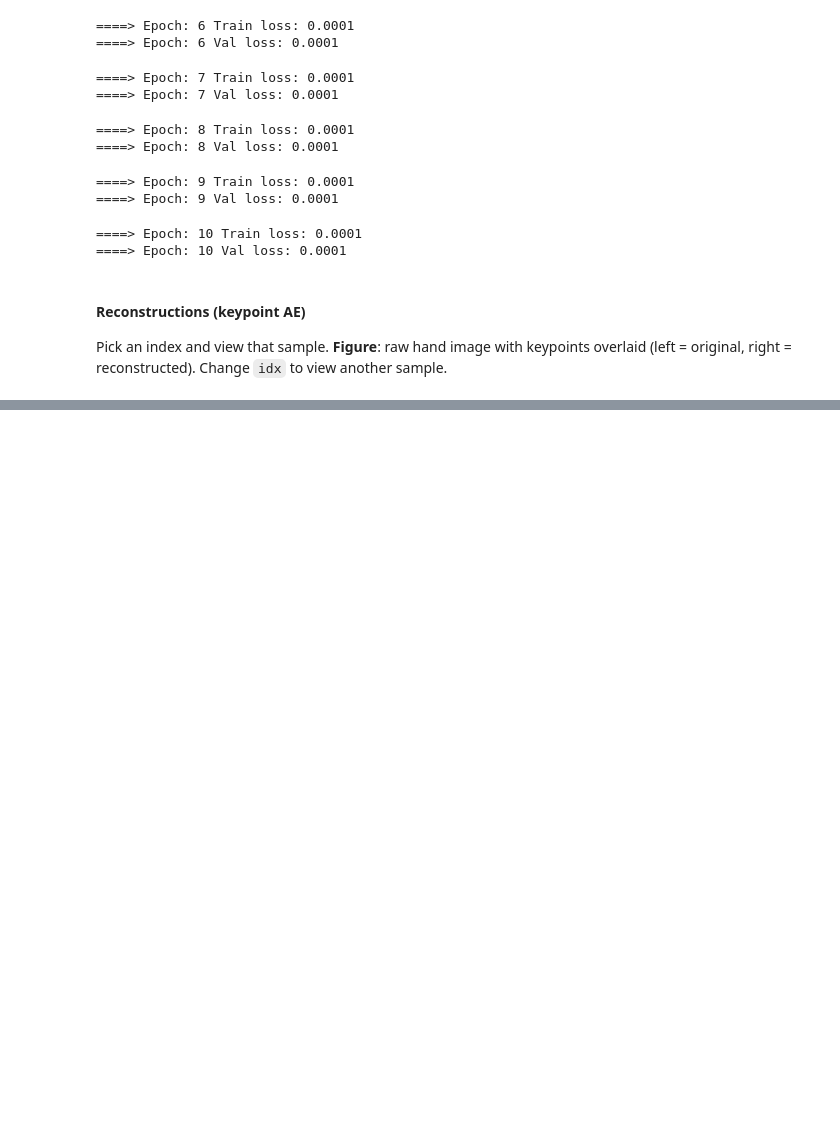
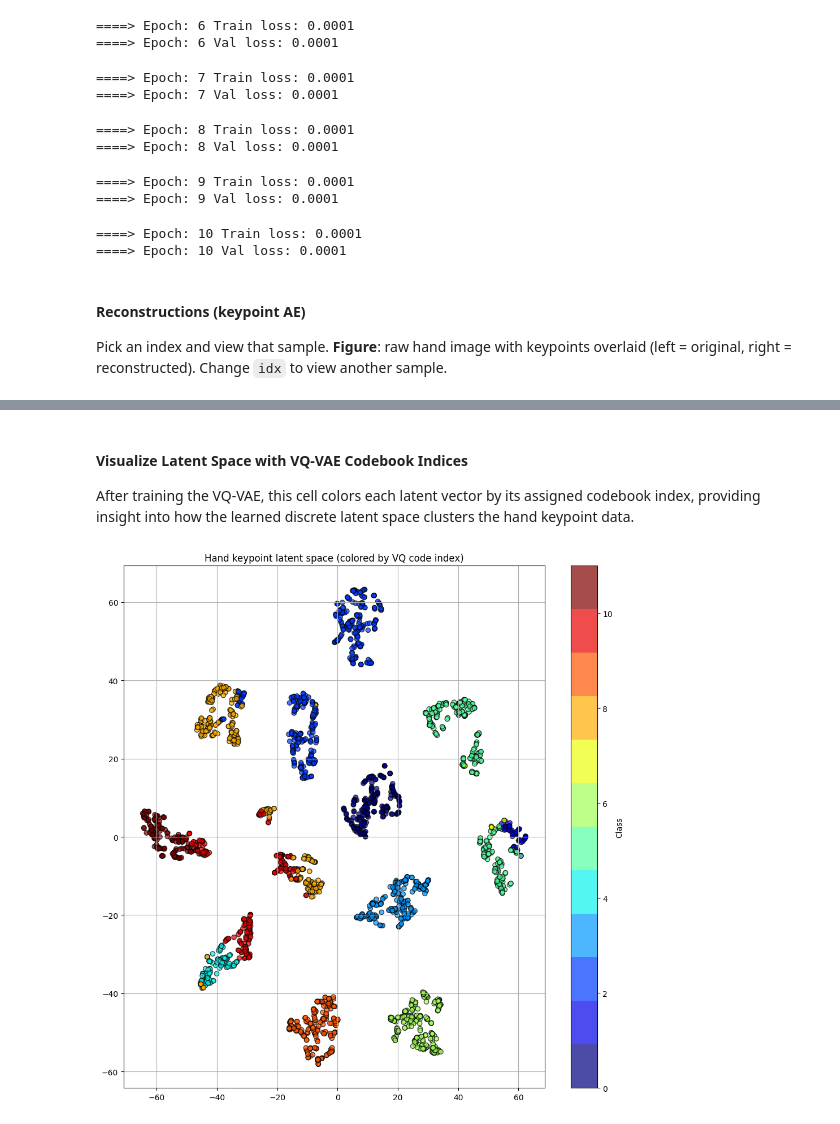
Before and after one commit to pjyazdian/VQVAE-INN-Workshop, a Jupyter notebook: 02_hand_image_keypoint_ae.ipynb, the cells around one changed output, grey strips where cells are left out. Cells and saved outputs as stored; diff of their text form; code cells hidden in the pictures; blank space fills up the shorter version.

```diff
--- a/02_hand_image_keypoint_ae.ipynb
+++ b/02_hand_image_keypoint_ae.ipynb
@@ -139,0 +169,16 @@ scatter_latent(latents_kp, labels_kp, title="Hand keypoint latent space")
+# %%
+device = get_device()
+# Set USE_VQ=True for VQ-VAE (vq_layer: nb_code=512, ema_reset, vq_mu=0.99, commit_weight=0.02)
+USE_VQ = True
+model_kp = LinearAE(
+    latent_dim=16,
+    input_dim=63,
+    hidden_dim=1024,
+    use_vq=USE_VQ,
+    nb_code=12,
+    quantizer="ema_reset",
+    vq_mu=0.99,
+    commit_weight=0.02,
+)
+trainer_kp = AETrainer(model_kp, train_loader_kp, val_loader_kp, device=device)
+trainer_kp.run(n_epochs=10)
@@ -139,0 +206,23 @@ scatter_latent(latents_kp, labels_kp, title="Hand keypoint latent space")
+# %% [markdown]
+#### Visualize Latent Space with VQ-VAE Codebook Indices
+After training the VQ-VAE, this cell colors each latent vector by its assigned codebook index,
+providing insight into how the learned discrete latent space clusters the hand keypoint data.
+# %%
+# If USE_VQ: same latent vectors as above, colored by VQ codebook index (0 .. nb_code-1)
+if getattr(model_kp, "use_vq", False):
+    model_kp.eval()
+    vq_codes = []
+    with torch.no_grad():
+        for data, _ in val_loader_kp:
+            data = data.to(device)
+            vq_codes.append(model_kp.quantize_indices(data).cpu().numpy())
+    vq_codes = np.concatenate(vq_codes, axis=0)
+    scatter_latent(
+        latents_kp,
+        vq_codes,
+        title="Hand keypoint latent space (colored by VQ code index)",
+    )
+else:
+    print("Set USE_VQ=True in the training cell and retrain to plot VQ code-colored latents.")
+# %% [output]
+[figure, added]
```
Also changed, not shown: parts of 24 cells of this notebook, 4 other files.
